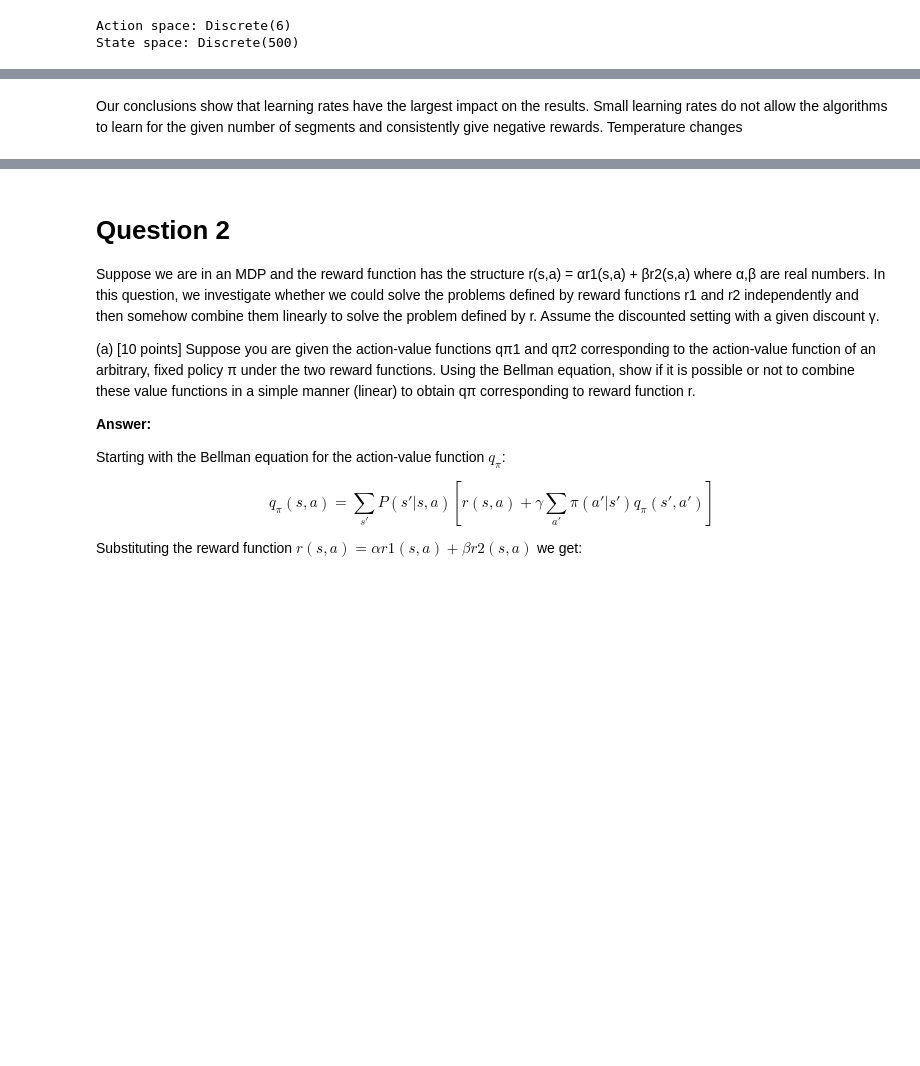
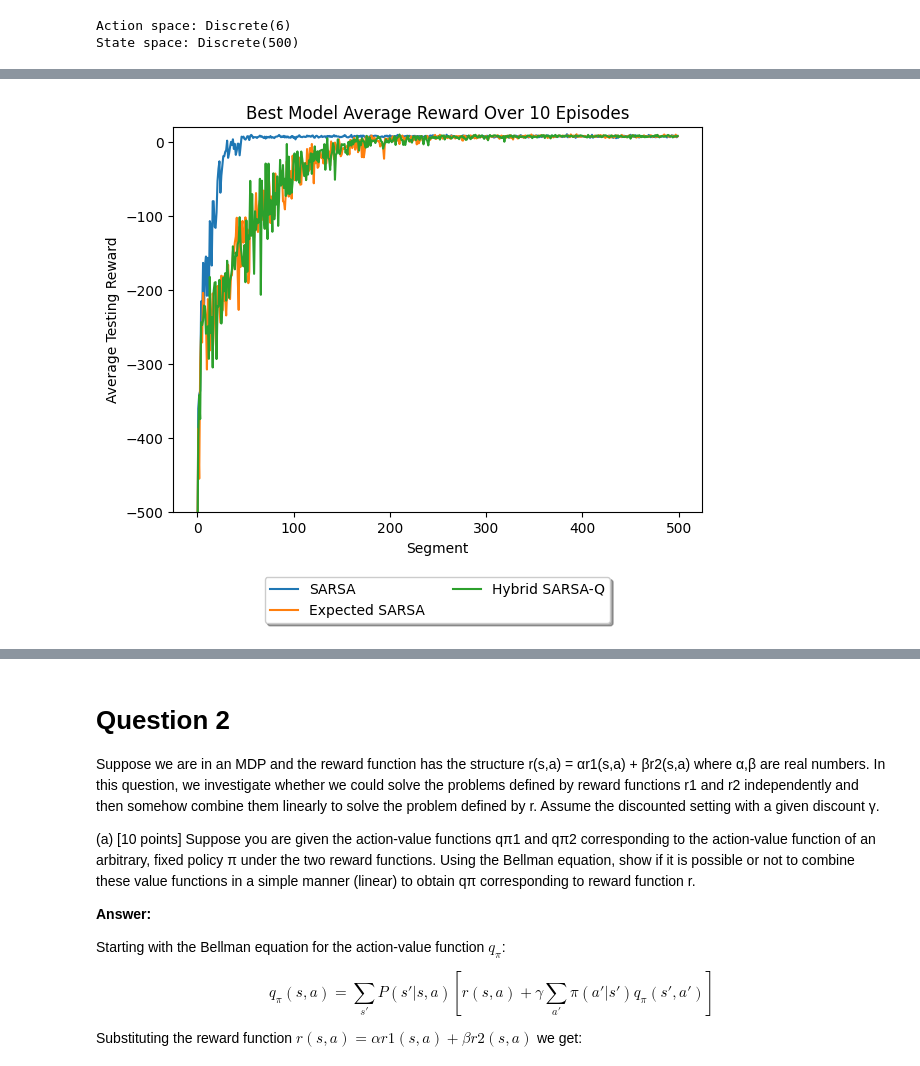
Before and after one commit to ryanreszetnik/COMP579, a Jupyter notebook: A2/COMP579_Assignment2.ipynb, the cells around one changed output, grey strips where cells are left out. Saved outputs shown, nothing was run; the diff lists cells and outputs as text; code cells hidden in the pictures; blank space fills up the shorter version.

```diff
--- a/A2/COMP579_Assignment2.ipynb
+++ b/A2/COMP579_Assignment2.ipynb
@@ -414,2 +394,34 @@ plt.legend(loc='upper center', bbox_to_anchor=(0.5, -0.15), shadow=True, ncol=2)
-# %% [markdown]
-Our conclusions show that learning rates have the largest impact on the results. Small learning rates do not allow the algorithms to learn for the given number of segments and consistently give negative rewards. Temperature changes
+# %%
+# Learning curves (mean and standard deviation computed based on the 10 runs) for the best
+# parameter setting for each algorithm. X-axis shows the segment, Y-axis shows return over-
+# time.
+sarsa_idx = np.argmax(sarsa_avg_test_rewards.flatten())
+sarsa_best_alpha = alphas[sarsa_idx // len(temps)]
+sarsa_best_temp = temps[sarsa_idx % len(temps)]
+
+expected_sarsa_idx = np.argmax(expected_sarsa_avg_test_rewards.flatten())
+expected_sarsa_best_alpha = alphas[expected_sarsa_idx // len(temps)]
+expected_sarsa_best_temp = temps[expected_sarsa_idx % len(temps)]
+
+hybrid_sarsa_q_idx = np.argmax(hybrid_sarsa_q_avg_test_rewards.flatten())
+hybrid_sarsa_q_best_alpha = alphas[hybrid_sarsa_q_idx // len(temps)]
+hybrid_sarsa_q_best_temp = temps[hybrid_sarsa_q_idx % len(temps)]
+
+plt.figure(figsize=(15, 5))
+plt.subplot(1, 2, 2, sharey=ax1, sharex=ax1)
+# plot average test rewards with curves and fill between the standard deviation
+plt.plot(sarsa_train_rewards[0, alphas.index(sarsa_best_alpha), temps.index(sarsa_best_temp)], label="SARSA")
+# plt.fill_between(range(num_segments), sarsa_test_rewards[:, alphas.index(sarsa_best_alpha), temps.index(sarsa_best_temp)].mean(axis=0) - sarsa_test_rewards[:, alphas.index(sarsa_best_alpha), temps.index(sarsa_best_temp)].std(axis=0), sarsa_test_rewards[:, alphas.index(sarsa_best_alpha), temps.index(sarsa_best_temp)].mean(axis=0) + sarsa_test_rewards[:, alphas.index(sarsa_best_alpha), temps.index(sarsa_best_temp)].std(axis=0), alpha=0.2)
+plt.plot(expected_sarsa_train_rewards[0, alphas.index(expected_sarsa_best_alpha), temps.index(expected_sarsa_best_temp)], label="Expected SARSA")
+# plt.fill_between(range(num_segments), expected_sarsa_test_rewards[:, alphas.index(expected_sarsa_best_alpha), temps.index(expected_sarsa_best_temp)].mean(axis=0) - expected_sarsa_test_rewards[:, alphas.index(expected_sarsa_best_alpha), temps.index(expected_sarsa_best_temp)].std(axis=0), expected_sarsa_test_rewards[:, alphas.index(expected_sarsa_best_alpha), temps.index(expected_sarsa_best_temp)].mean(axis=0) + expected_sarsa_test_rewards[:, alphas.index(expected_sarsa_best_alpha), temps.index(expected_sarsa_best_temp)].std(axis=0), alpha=0.2)
+plt.plot(hybrid_sarsa_q_train_rewards[0, alphas.index(hybrid_sarsa_q_best_alpha), temps.index(hybrid_sarsa_q_best_temp)], label="Hybrid SARSA-Q")
+# plt.fill_between(range(num_segments), hybrid_sarsa_q_test_rewards[:, alphas.index(hybrid_sarsa_q_best_alpha), temps.index(hybrid_sarsa_q_best_temp)].mean(axis=0) - hybrid_sarsa_q_test_rewards[:, alphas.index(hybrid_sarsa_q_best_alpha), temps.index(hybrid_sarsa_q_best_temp)].std(axis=0), hybrid_sarsa_q_test_rewards[:, alphas.index(hybrid_sarsa_q_best_alpha), temps.index(hybrid_sarsa_q_best_temp)].mean(axis=0) + hybrid_sarsa_q_test_rewards[:, alphas.index(hybrid_sarsa_q_best_alpha), temps.index(hybrid_sarsa_q_best_temp)].std(axis=0), alpha=0.2)
+plt.xlabel("Segment")
+plt.xscale('linear')
+plt.ylabel("Average Testing Reward")
+plt.ylim([-500,20])
+plt.title("Best Model Average Reward Over 10 Episodes")
+plt.legend(loc='upper center', bbox_to_anchor=(0.5, -0.15), shadow=True, ncol=2)
+plt.show()
+# %% [output]
+[figure, added]
```
Also changed, not shown: parts of 11 cells of this notebook, 7 other files.
